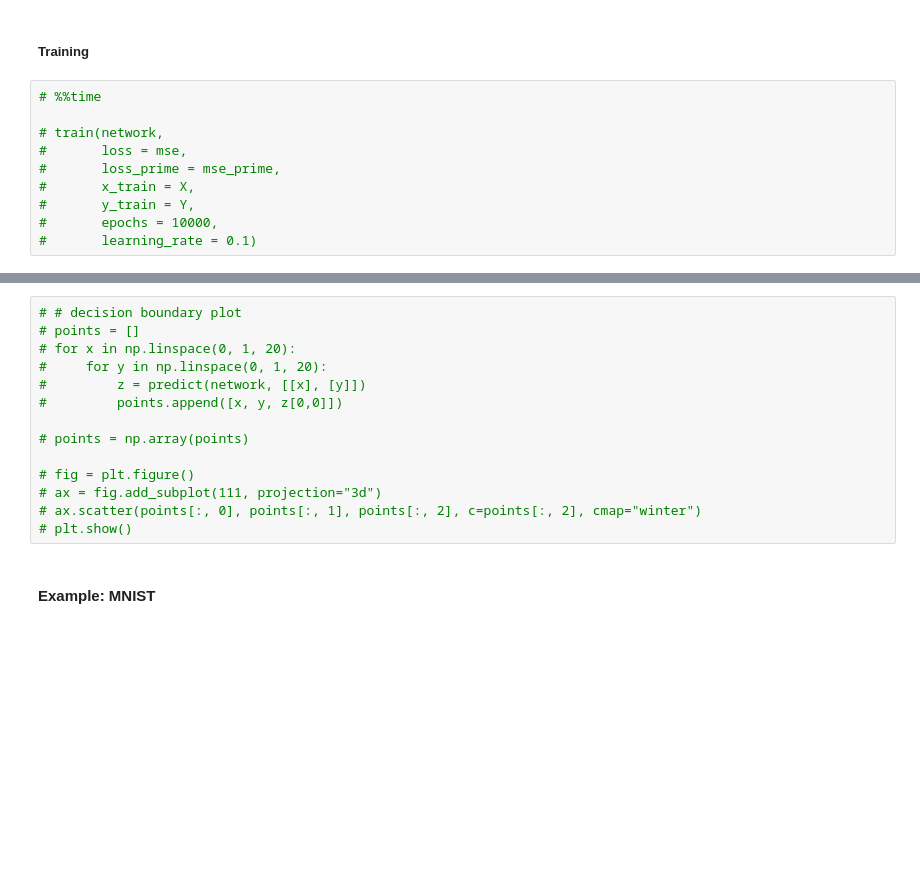
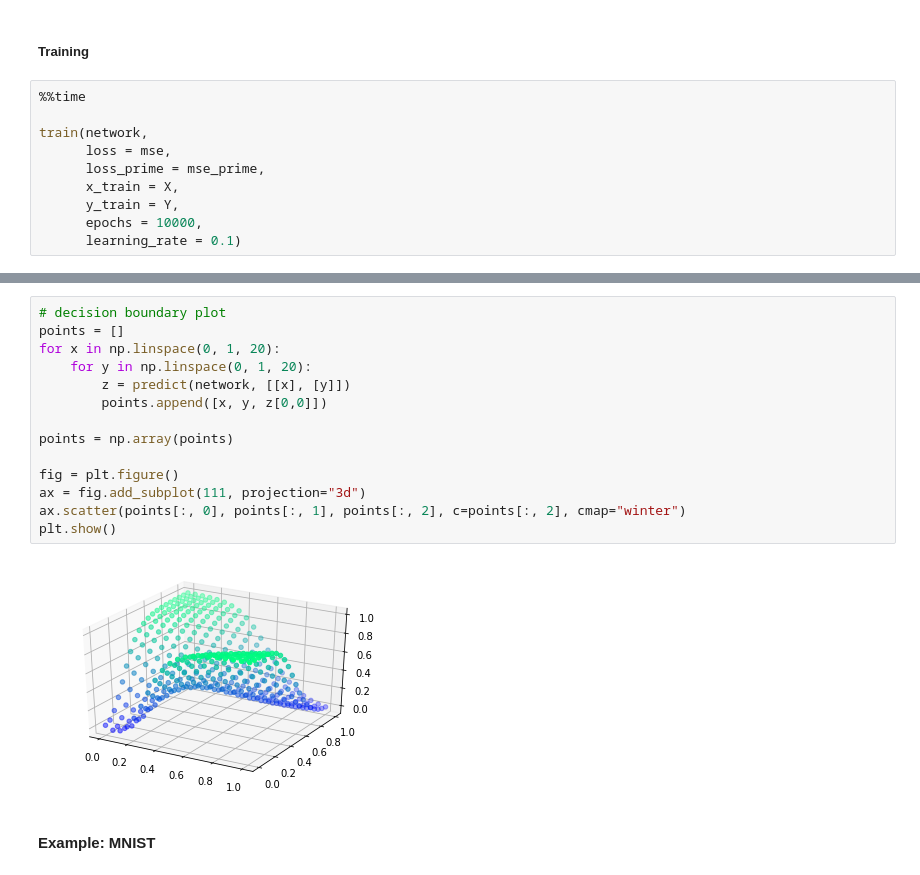
Before and after one commit to danieldasilvacosta/pucrio--vc--trabalhos--2022.2, a Jupyter notebook: Trabalho 3 - Daniel da Silva Costa/T3_DanielCosta.ipynb, the cells around one changed output, grey strips where cells are left out. Drawn from its saved outputs; the diff is of its cells as text; blank space fills up the shorter version.

```diff
--- a/Trabalho 3 - Daniel da Silva Costa/T3_DanielCosta.ipynb
+++ b/Trabalho 3 - Daniel da Silva Costa/T3_DanielCosta.ipynb
@@ -250,12 +250,12 @@ def train(network, loss, loss_prime, x_train, y_train, epochs = 1000, learning_r
 # %% [markdown]
 ##### Training
 # %%
-# %%time
+%%time
 
-# train(network,
-#       loss = mse,
-#       loss_prime = mse_prime,
-#       x_train = X,
-#       y_train = Y,
-#       epochs = 10000,
-#       learning_rate = 0.1)
+train(network,
+      loss = mse,
+      loss_prime = mse_prime,
+      x_train = X,
+      y_train = Y,
+      epochs = 10000,
+      learning_rate = 0.1)
@@ -262,17 +280,19 @@ def train(network, loss, loss_prime, x_train, y_train, epochs = 1000, learning_r
 # %%
-# # decision boundary plot
-# points = []
-# for x in np.linspace(0, 1, 20):
-#     for y in np.linspace(0, 1, 20):
-#         z = predict(network, [[x], [y]])
-#         points.append([x, y, z[0,0]])
+# decision boundary plot
+points = []
+for x in np.linspace(0, 1, 20):
+    for y in np.linspace(0, 1, 20):
+        z = predict(network, [[x], [y]])
+        points.append([x, y, z[0,0]])
 
-# points = np.array(points)
+points = np.array(points)
 
-# fig = plt.figure()
-# ax = fig.add_subplot(111, projection="3d")
-# ax.scatter(points[:, 0], points[:, 1], points[:, 2], c=points[:, 2], cmap="winter")
-# plt.show()
+fig = plt.figure()
+ax = fig.add_subplot(111, projection="3d")
+ax.scatter(points[:, 0], points[:, 1], points[:, 2], c=points[:, 2], cmap="winter")
+plt.show()
+# %% [output]
+[figure, added]
 # %% [markdown]
 #### Example: MNIST
 # %%
```
Also changed, not shown: parts of 13 cells of this notebook.
